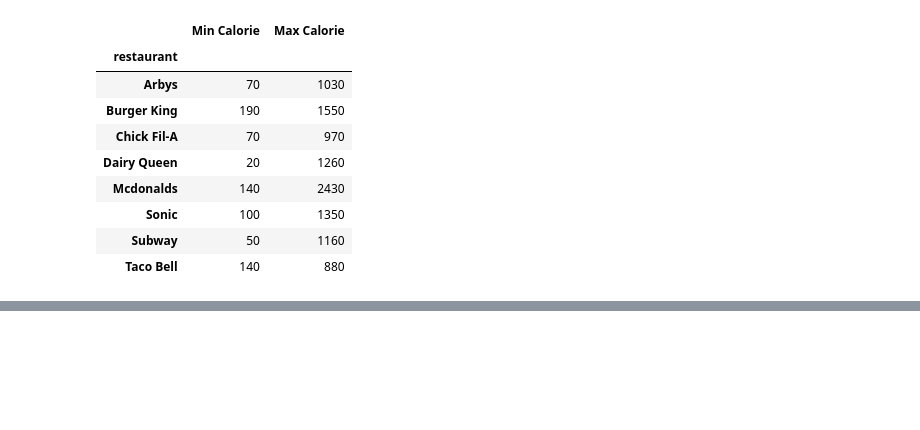
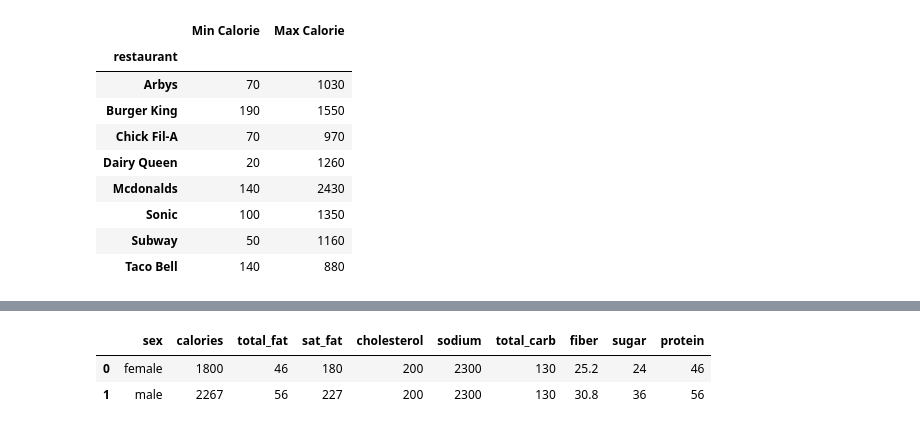
Before and after one commit to lucasjfsmith/ut-dav-project-one, a Jupyter notebook: fast_food_nutrition_donna.ipynb, the cells around one changed output, grey strips where cells are left out. Drawn from its saved outputs; the diff is of its cells as text; code cells hidden in the pictures; blank space fills up the shorter version.

```diff
--- a/fast_food_nutrition_donna.ipynb
+++ b/fast_food_nutrition_donna.ipynb
@@ -338,0 +416,19 @@ AttributeError: module 'matplotlib' has no attribute 'show'
+# %%
+# Daily Values Data Set
+
+average_intake_df = pd.DataFrame({'sex': ['female','male'],
+                                  'calories': [1800, 2267],
+                                  'total_fat': [46, 56],
+                                  'sat_fat': [180, 227],
+                                  'cholesterol': [200, 200],
+                                  'sodium': [2300, 2300],
+                                  'total_carb': [130, 130],
+                                  'fiber': [25.2, 30.8],
+                                  'sugar': [24, 36],
+                                  'protein': [46, 56]})
+
+average_intake_df
+# %% [output]
+|  | sex | calories | total_fat | sat_fat | cholesterol | sodium | total_carb | fiber | sugar | protein |
+| 0 | female | 1800 | 46 | 180 | 200 | 2300 | 130 | 25.2 | 24 | 46 |
+| 1 | male | 2267 | 56 | 227 | 200 | 2300 | 130 | 30.8 | 36 | 56 |
```
Also changed, not shown: parts of 16 cells of this notebook.
